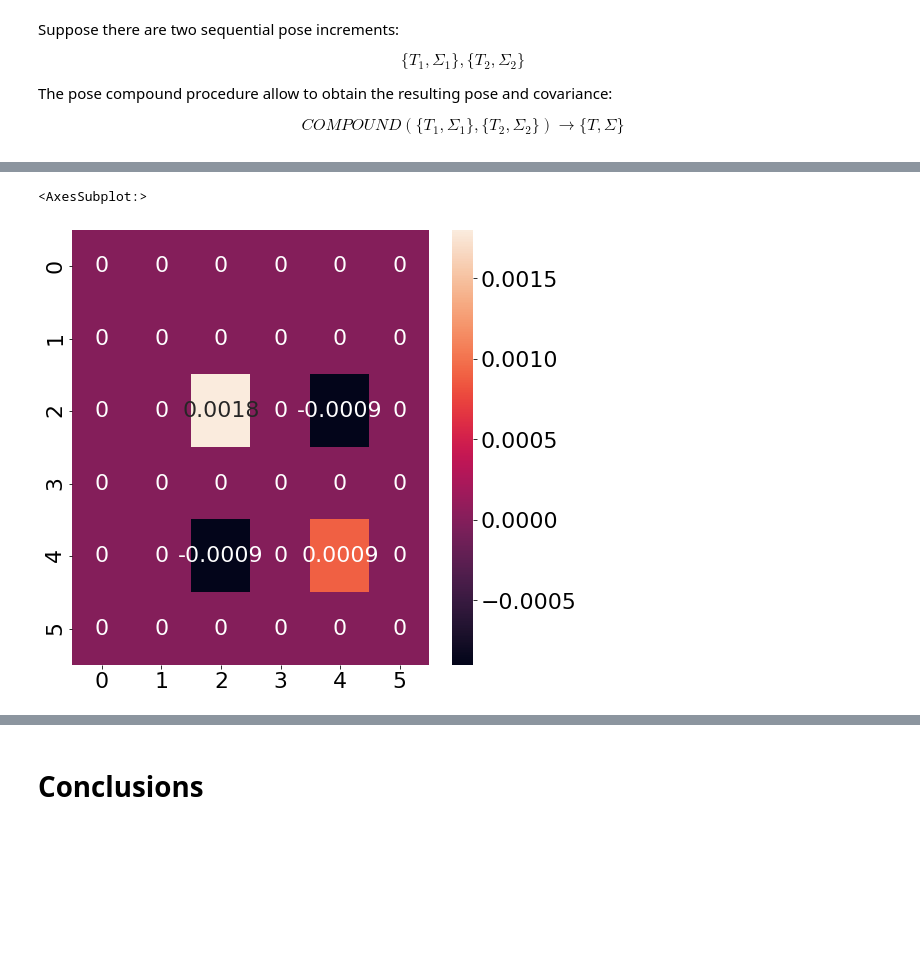
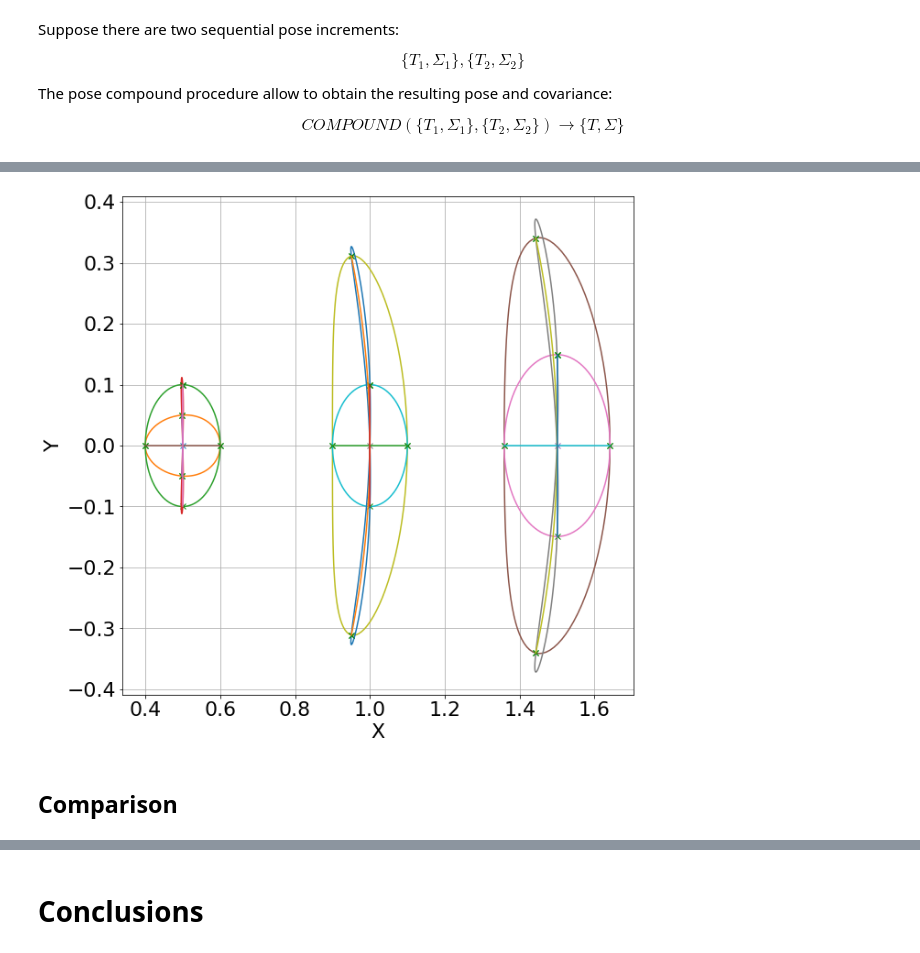
Before and after one commit to nosmokingsurfer/mrob_sandbox, a Jupyter notebook: ISP Research Project.ipynb, the cells around one changed output, grey strips where cells are left out. Drawn from its saved outputs; the diff is of its cells as text; code cells hidden in the pictures; blank space fills up the shorter version.

```diff
--- a/ISP Research Project.ipynb
+++ b/ISP Research Project.ipynb
@@ -467,16 +542,17 @@ def compound_2nd(T1, sigma1, T2, sigma2):
     sigma_2_ = T_1_adj@sigma_2@T_1_adj.transpose()
     sigma = sigma_1 + sigma_2_
     return T, sigma
-# %%
-T_1 = mrob.geometry.SE3([0,0,0,1,0,0])
-sigma_1 = np.diag([0,0,0.03**2,0,0,0])
-# %%
-T_2 = mrob.geometry.SE3([0,0,0,0,1,0])
-sigma_2 = np.diag([0,0,0.03**2,0,0,0])
 # %%
-T, sigma = compound_2nd(T_1, sigma_2,T_2, sigma_2)
-plt.figure(figsize=(8,8))
-sns.heatmap(sigma,annot=True)
+T,sigma = compound_2nd(T_1, sigma_1, T_2, sigma_2)
-# %% [output]
-<AxesSubplot:>
-[figure, removed]
+# %%
+plt.figure(figsize=(10,10))
+
+sigma_visualize(T_1, sigma_1)
+sigma_visualize(T_2, sigma_2)
+sigma_visualize(T,sigma)
+plt.grid()
+plt.show()
+# %% [output]
+[figure, added]
+# %% [markdown]
+## Comparison
```
Also changed, not shown: parts of 28 cells of this notebook, 1 other file.
